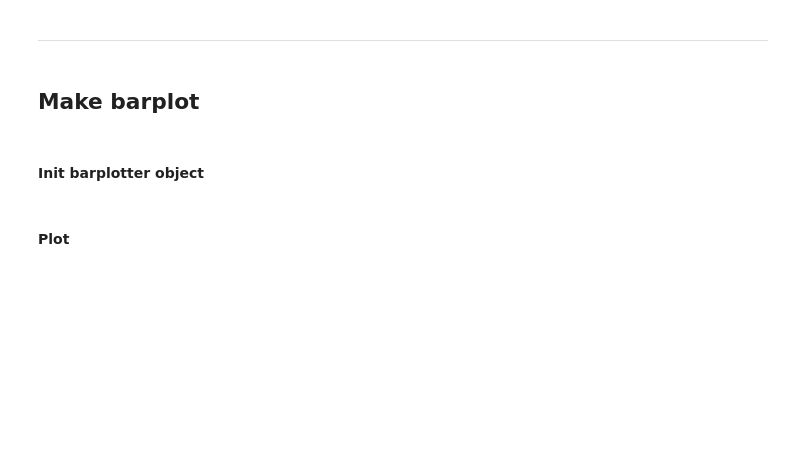
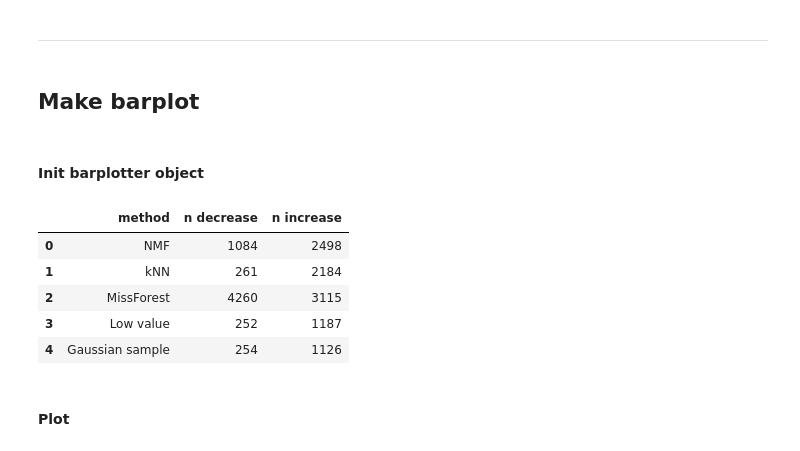
Before and after one commit to Noble-Lab/2023-prot-impute-benchmark, a Jupyter notebook: generate_figures/lloq-and-quant-peptides/notebooks/lloq-multipanel-figure.ipynb, the cells around one changed output. Cells and saved outputs as stored; diff of their text form; code cells hidden in the pictures; blank space fills up the shorter version.

```diff
--- a/generate_figures/rescue-experiment/notebooks/lloq-multipanel-figure.ipynb
+++ b/generate_figures/lloq-and-quant-peptides/notebooks/lloq-multipanel-figure.ipynb
@@ -209,28 +209,40 @@ Text(0, 0.5, 'missForest \nimputed LLOQs')
 # %%
 # init
 lloq_plotter = pd.DataFrame(columns=["method", "n decrease", "n increase"])
 lloq_plotter["method"] = ["NMF", "KNN", "missForest", "Sample min", "Gaussian sample"]
 
 # fill in
 lloq_plotter.iloc[0]["n decrease"] = n_nmf_decrease_loq
 lloq_plotter.iloc[0]["n increase"] = n_nmf_increase_loq
 
 lloq_plotter.iloc[1]["n decrease"] = n_knn_decrease_loq
 lloq_plotter.iloc[1]["n increase"] = n_knn_increase_loq
 
 lloq_plotter.iloc[2]["n decrease"] = n_mf_decrease_loq
 lloq_plotter.iloc[2]["n increase"] = n_mf_increase_loq
 
 lloq_plotter.iloc[3]["n decrease"] = n_min_decrease_loq
 lloq_plotter.iloc[3]["n increase"] = n_min_increase_loq
 
 lloq_plotter.iloc[4]["n decrease"] = n_std_decrease_loq
 lloq_plotter.iloc[4]["n increase"] = n_std_increase_loq
 
 # negate the decrease values. Will help with plotting
 #lloq_plotter["n decrease"] = -lloq_plotter["n decrease"]
 
-#lloq_plotter
+# change up the names a bit
+lloq_plotter["method"].iloc[3] = "Low value"
+lloq_plotter["method"].iloc[2] = "MissForest"
+lloq_plotter["method"].iloc[1] = "kNN"
+
+lloq_plotter
+# %% [output]
+|  | method | n decrease | n increase |
+| 0 | NMF | 1084 | 2498 |
+| 1 | kNN | 261 | 2184 |
+| 2 | MissForest | 4260 | 3115 |
+| 3 | Low value | 252 | 1187 |
+| 4 | Gaussian sample | 254 | 1126 |
 # %% [markdown]
 #### Plot
 # %%
```
Also changed, not shown: parts of 3 cells of this notebook, 41 other files.
